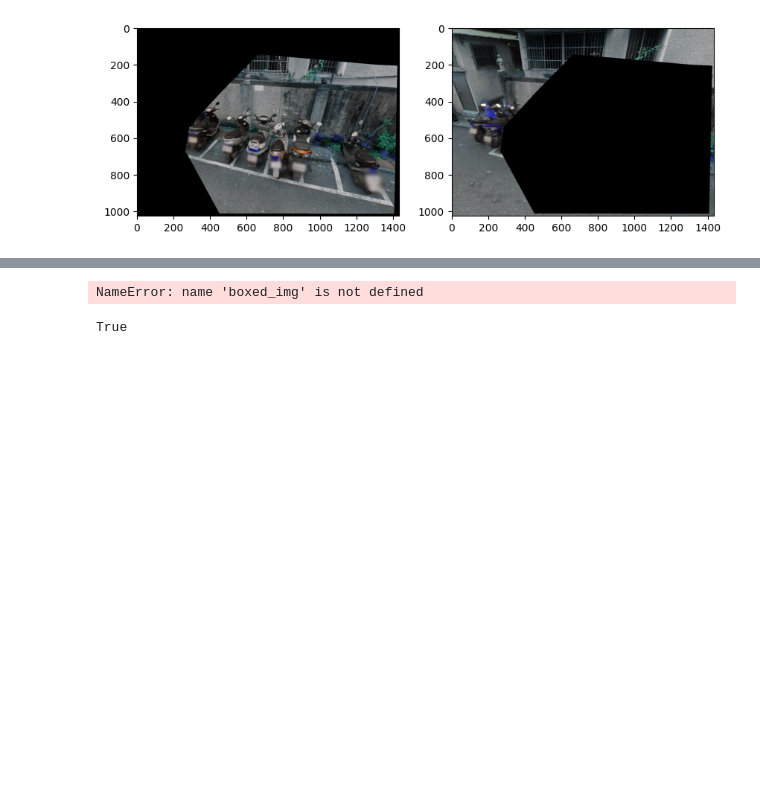
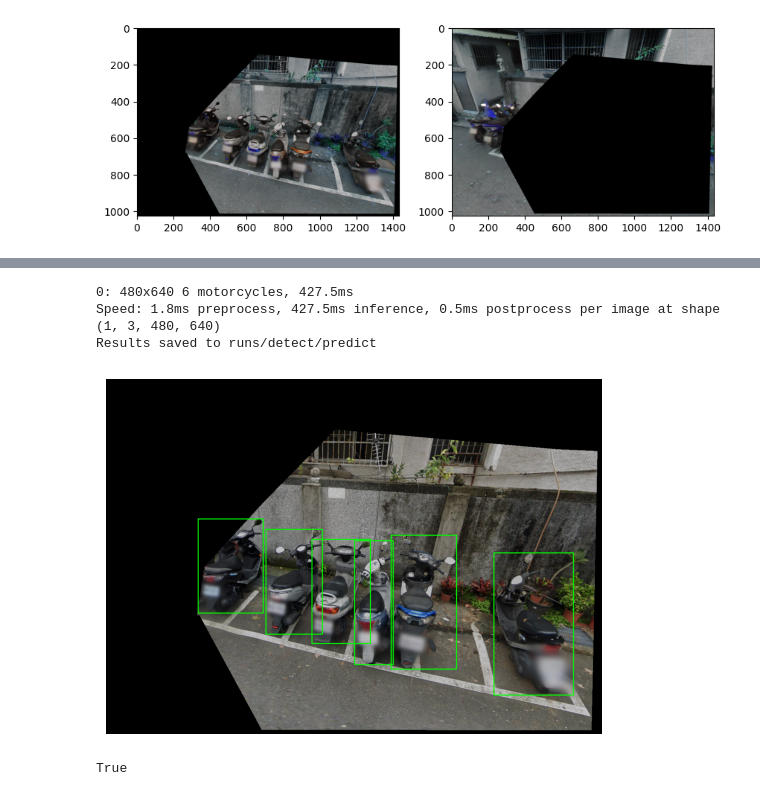
Before and after one commit to VincentSheh/motorparking-tracker, a Jupyter notebook: Detector_trainer/Yolo_Trainer.ipynb, the cells around one changed output, grey strips where cells are left out. Drawn from its saved outputs; the diff is of its cells as text; code cells hidden in the pictures; blank space fills up the shorter version.

```diff
--- a/Detector_trainer/Yolo_Trainer.ipynb
+++ b/Detector_trainer/Yolo_Trainer.ipynb
@@ -138,30 +139,34 @@ NameError: name 'boxed_img' is not defined
 # %%
 # Perform inference
+results = model(park_img,save=True, conf=0.4, classes=3)[0]
 
 # Draw bounding boxes with custom color
 for detection in results.boxes.xyxy:
   # Extract bounding box coordinates
   x1, y1, x2, y2 = detection
   start_point = (int(x1), int(y1))
   end_point = (int(x2), int(y2))
 
   # Custom color (e.g., red in BGR)
   color = (0, 255, 0)  # BGR format
 
   # Draw the rectangle
   boxed_img = cv2.rectangle(park_img, start_point, end_point, color, 2)
 
 # Convert image to RGB for matplotlib
 cv2.imwrite( 'test.jpg', boxed_img)
 
 legal_img_boxed = cv2.cvtColor(boxed_img, cv2.COLOR_BGR2RGB)
 
 # Display the image
 plt.imshow(legal_img_boxed)
 plt.axis('off')
 plt.show()
 # %% [output]
-NameError: name 'boxed_img' is not defined
+0: 480x640 6 motorcycles, 427.5ms
+Speed: 1.8ms preprocess, 427.5ms inference, 0.5ms postprocess per image at shape (1, 3, 480, 640)
+Results saved to runs/detect/predict
+[figure, added]
 # %%
 combined = cv2.bitwise_or(illegal_img_boxed, legal_img_boxed)
 fin_img = cv2.cvtColor(combined, cv2.COLOR_RGB2BGR)
```
Also changed, not shown: parts of 9 cells of this notebook, 1 other file.
